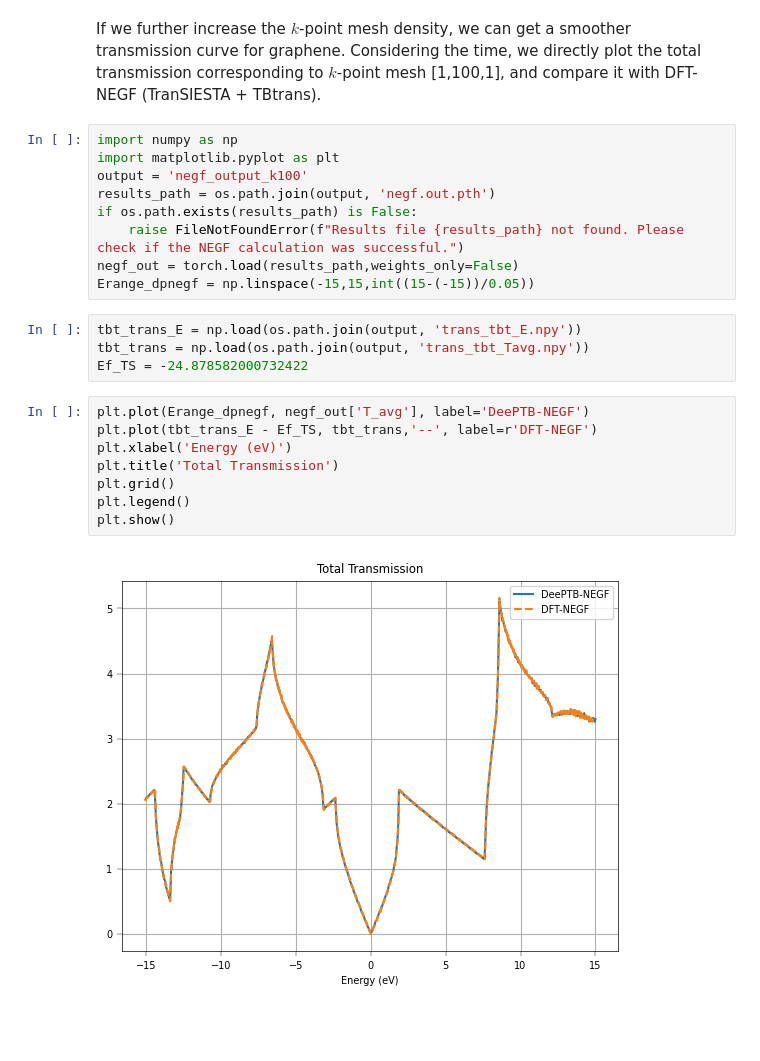
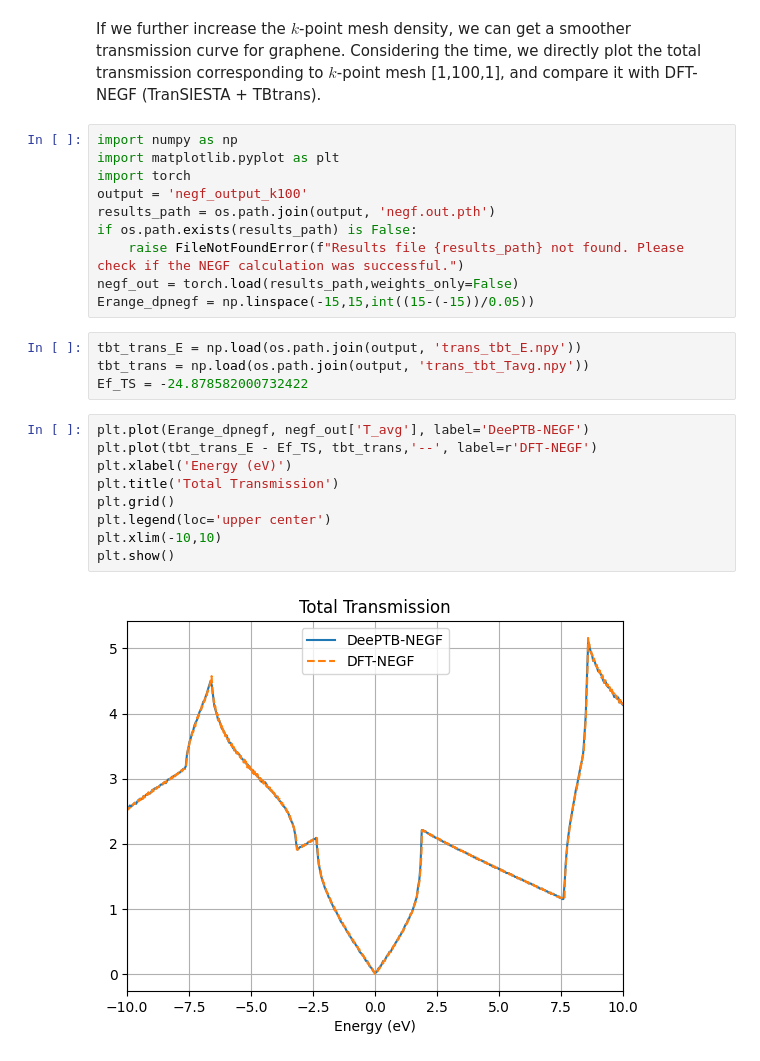
Before and after one commit to DeePTB-Lab/dpnegf, a Jupyter notebook: docs/hands_on/tutorial2_2d_mat.ipynb, the cells around one changed output. Cells and saved outputs as stored; diff of their text form; blank space fills up the shorter version.

```diff
--- a/docs/hands_on/tutorial2_2d_mat.ipynb
+++ b/docs/hands_on/tutorial2_2d_mat.ipynb
@@ -357,6 +358,7 @@ If we further increase the $k$-point mesh density, we can get a smoother transmi
 # %%
 import numpy as np
 import matplotlib.pyplot as plt
+import torch
 output = 'negf_output_k100'
 results_path = os.path.join(output, 'negf.out.pth')
 if os.path.exists(results_path) is False:
@@ -370,10 +372,11 @@ Ef_TS = -24.878582000732422
 # %%
 plt.plot(Erange_dpnegf, negf_out['T_avg'], label='DeePTB-NEGF')
 plt.plot(tbt_trans_E - Ef_TS, tbt_trans,'--', label=r'DFT-NEGF')
 plt.xlabel('Energy (eV)')
 plt.title('Total Transmission')
 plt.grid()
-plt.legend()
+plt.legend(loc='upper center')
+plt.xlim(-10,10)
 plt.show()
 # %% [output]
-[figure, old version]
+[figure, new version]
```
Also changed, not shown: parts of 19 cells of this notebook, 11 other files.
